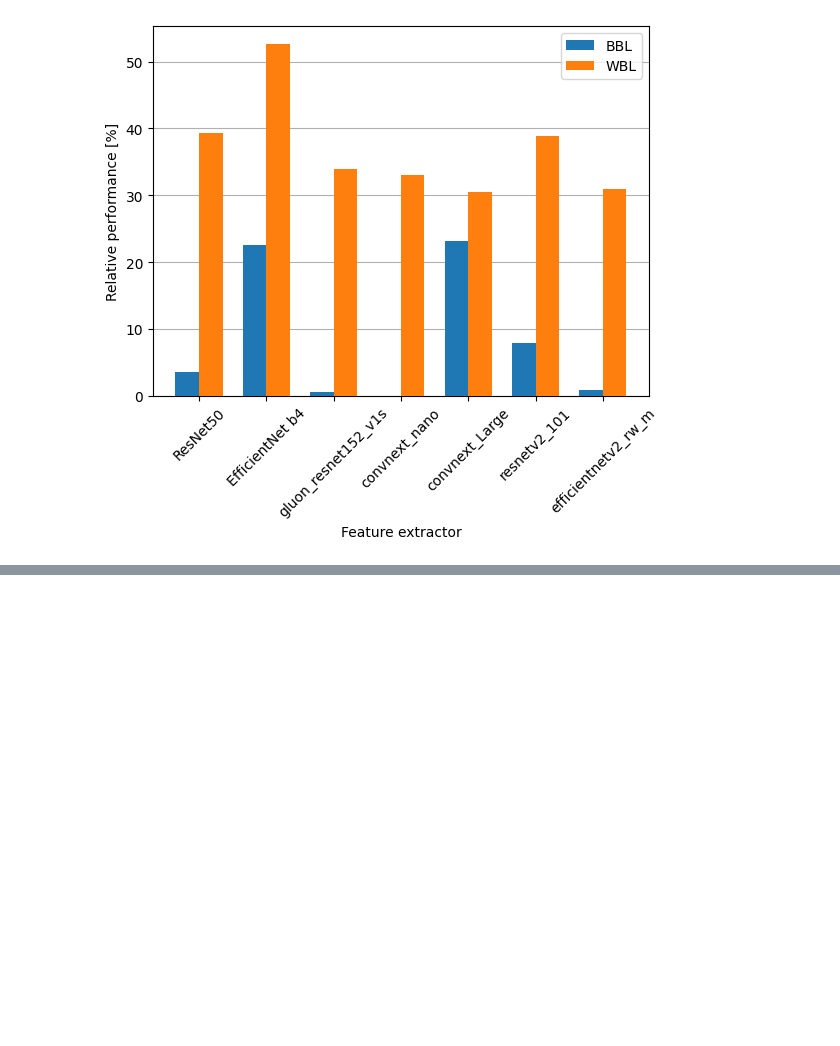
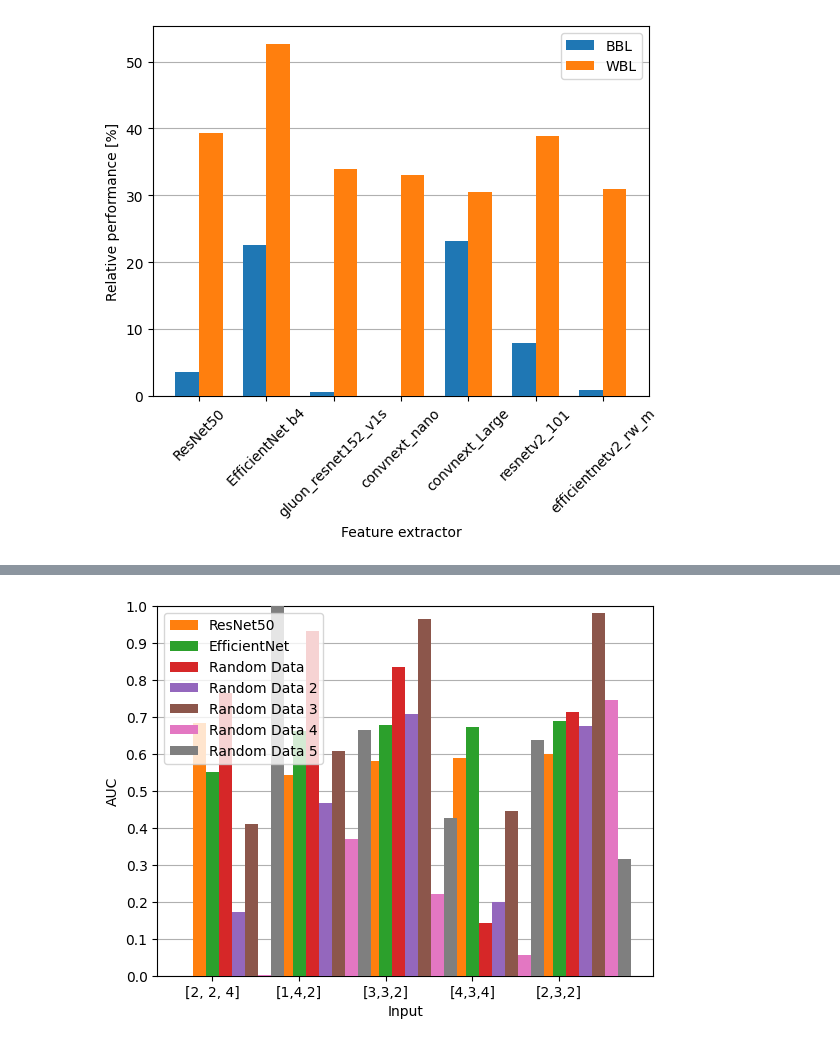
Before and after one commit to svenbbsp/BEP_sbierenbroodspot_1334859, a Jupyter notebook: Technical_research/plotting.ipynb, the cells around one changed output, grey strips where cells are left out. Saved outputs shown, nothing was run; the diff lists cells and outputs as text; code cells hidden in the pictures; blank space fills up the shorter version.

```diff
--- a/Technical_research/plotting.ipynb
+++ b/Technical_research/plotting.ipynb
@@ -223,0 +255,46 @@ plt.show()
+# %%
+import matplotlib.pyplot as plt
+import numpy as np
+
+# Sample data
+x = ['[2, 2, 4]', '[1,4,2]', '[3,3,2]', '[4,3,4]', '[2,3,2]'] # adding one more entry to x-axis
+y1 = [0.6838383838383838, 0.5442424242424242, 0.5807070707070707, 0.5880808080808081, 0.6005050505050505] # adding 1 value for each entry in x-axis for y1
+y2 = [0.5511111111111111, 0.6614141414141415, 0.6772727272727274, 0.6730303030303031, 0.6892929292929293] # adding 1 value for each entry in x-axis for y2
+
+# Set the width of the bars
+bar_width = 0.15 # decreasing the width of bars to fit more bars in a single entry
+
+# Calculate the positions of the bars on the x-axis
+x_pos = np.arange(len(x))
+
+# Create a figure and axis object
+fig, ax = plt.subplots()
+
+# Create a bar plot with two sets of bars for every x entry
+ax.bar(x_pos - bar_width*2, [0]*len(x), width=bar_width, zorder=3) # Adding empty bars to give space between each entry on x-axis
+ax.bar(x_pos - bar_width, y1, width=bar_width, label='ResNet50', zorder=3)
+ax.bar(x_pos, y2, width=bar_width, label='EfficientNet', zorder=3)
+ax.bar(x_pos + bar_width, np.random.rand(len(x)), width=bar_width, label='Random Data', zorder=3) # adding 1 more bar to each entry
+ax.bar(x_pos + bar_width*2, np.random.rand(len(x)), width=bar_width, label='Random Data 2', zorder=3) # adding 1 more bar to each entry
+ax.bar(x_pos + bar_width*3, np.random.rand(len(x)), width=bar_width, label='Random Data 3', zorder=3) # adding 1 more bar to each entry
+ax.bar(x_pos + bar_width*4, np.random.rand(len(x)), width=bar_width, label='Random Data 4', zorder=3) # adding 1 more bar to each entry
+ax.bar(x_pos + bar_width*5, np.random.rand(len(x)), width=bar_width, label='Random Data 5', zorder=3) # adding 1 more bar to each entry
+
+# Add labels and title
+ax.set_xlabel('Input')
+ax.set_ylabel('AUC')
+ax.set_xticks(x_pos)
+ax.set_xticklabels(x)
+
+# Add grid
+ax.grid(axis='y', zorder=0)
+ax.set_ylim([0, 1])
+plt.yticks(np.linspace(0, 1, 11))
+
+# Add legend
+ax.legend()
+
+# Show the plot
+plt.show()
+# %% [output]
+[figure, added]
```
Also changed, not shown: parts of 2 cells of this notebook, 5 other files.
